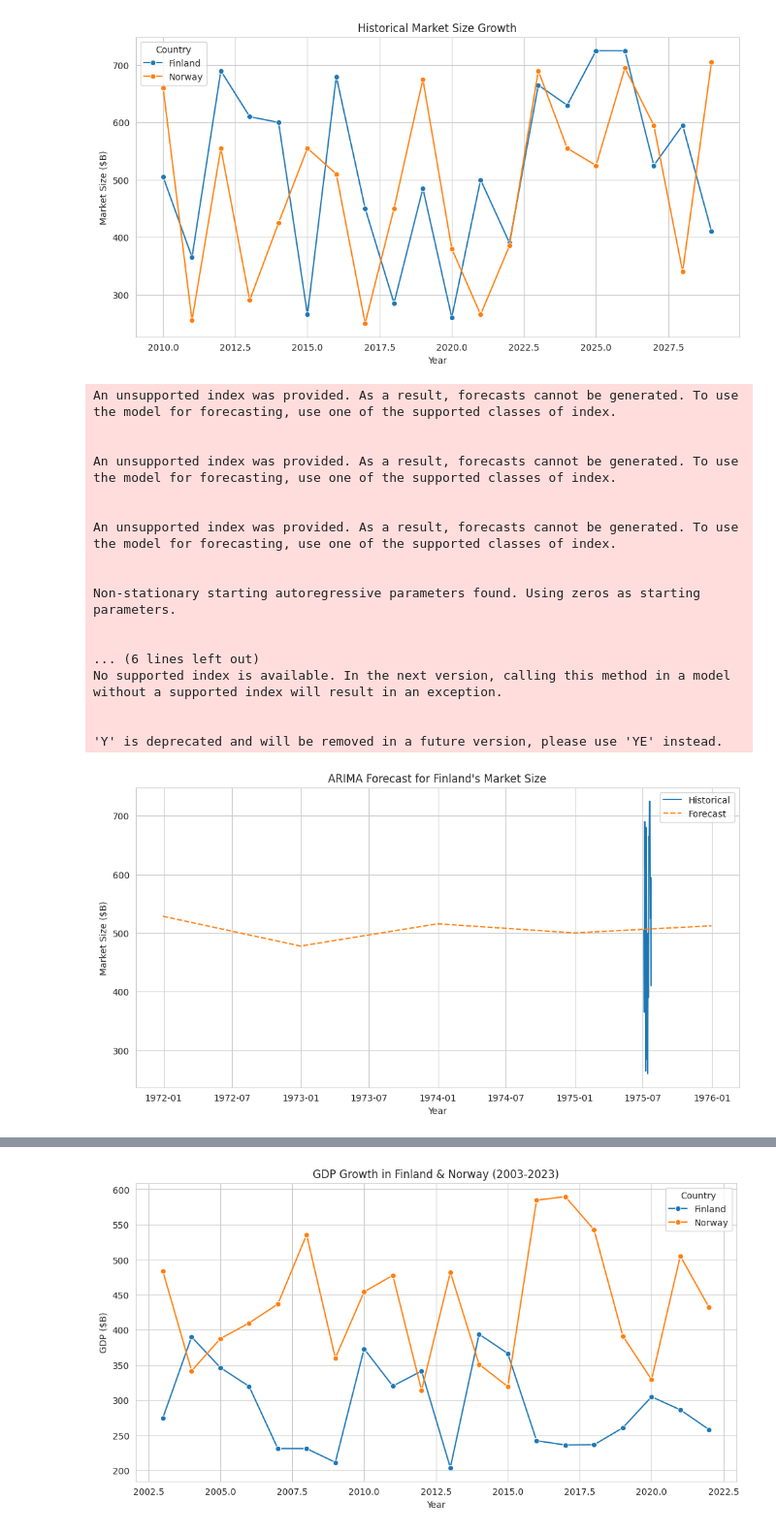
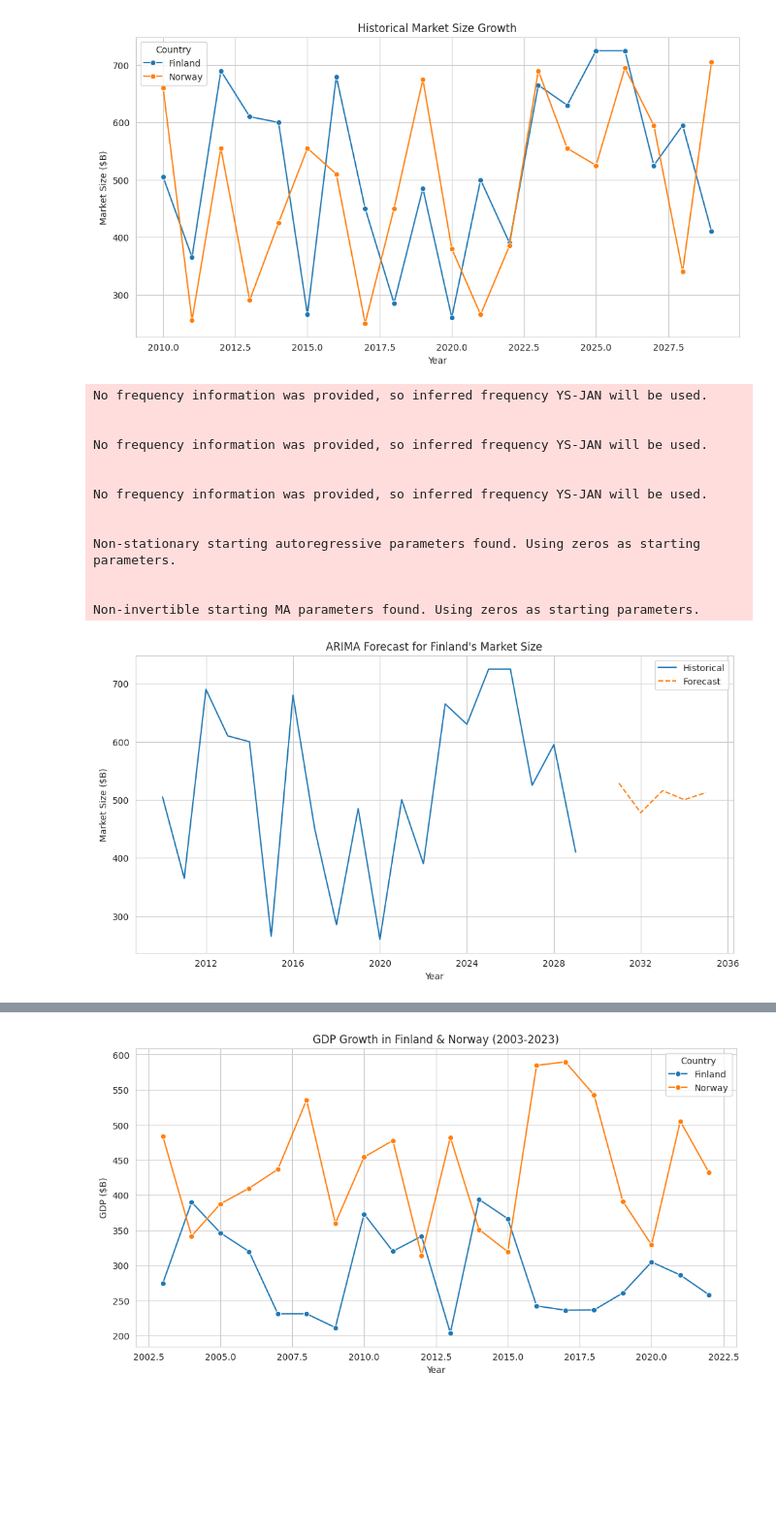
Before and after one commit to mrdefinition/EDA_FDI-ON-NIGERIA, a Jupyter notebook: Nordic_Market_Data_Analysis.ipynb, the cells around one changed output, grey strips where cells are left out. Shown: that part at 97% size. Cells and saved outputs as stored; diff of their text form; code cells hidden in the pictures; blank space fills up the shorter version.

```diff
--- a/Nordic_Market_Data_Analysis.ipynb
+++ b/Nordic_Market_Data_Analysis.ipynb
@@ -410,43 +498,39 @@ from statsmodels.tsa.arima.model import ARIMA
 
 # Select Finland's data for ARIMA
 df_finland = df_forecast[df_forecast["Country"] == "Finland"].set_index("ds")
 
 # Train ARIMA Model
 model = ARIMA(df_finland["y"], order=(2,1,2))
 model_fit = model.fit()
 
 # Forecast the next 5 years
 forecast_years = 5
 forecast = model_fit.forecast(steps=forecast_years)
 
 # Plot Forecast
 plt.figure(figsize=(12,6))
 plt.plot(df_finland.index, df_finland["y"], label="Historical")
-plt.plot(pd.date_range(start=df_finland.index[-1], periods=forecast_years+1, freq="Y")[1:], forecast, label="Forecast", linestyle="dashed")
+plt.plot(pd.date_range(start=df_finland.index[-1], periods=forecast_years+1, freq="YE")[1:], forecast, label="Forecast", linestyle="dashed")
 plt.title("ARIMA Forecast for Finland's Market Size")
 plt.xlabel("Year")
 plt.ylabel("Market Size ($B)")
 plt.legend()
 plt.show()
 # %% [output]
-An unsupported index was provided. As a result, forecasts cannot be generated. To use the model for forecasting, use one of the supported classes of index.
+No frequency information was provided, so inferred frequency YS-JAN will be used.
 
 
-An unsupported index was provided. As a result, forecasts cannot be generated. To use the model for forecasting, use one of the supported classes of index.
+No frequency information was provided, so inferred frequency YS-JAN will be used.
 
 
-An unsupported index was provided. As a result, forecasts cannot be generated. To use the model for forecasting, use one of the supported classes of index.
+No frequency information was provided, so inferred frequency YS-JAN will be used.
 
 
 Non-stationary starting autoregressive parameters found. Using zeros as starting parameters.
 
 
-... (6 lines left out)
-No supported index is available. In the next version, calling this method in a model without a supported index will result in an exception.
-
-
-'Y' is deprecated and will be removed in a future version, please use 'YE' instead.
+Non-invertible starting MA parameters found. Using zeros as starting parameters.
-[figure, old version]
+[figure, new version]
 # %%
 # Train Prophet Model
 prophet_model = Prophet()
```
Also changed, not shown: parts of 26 cells of this notebook.
